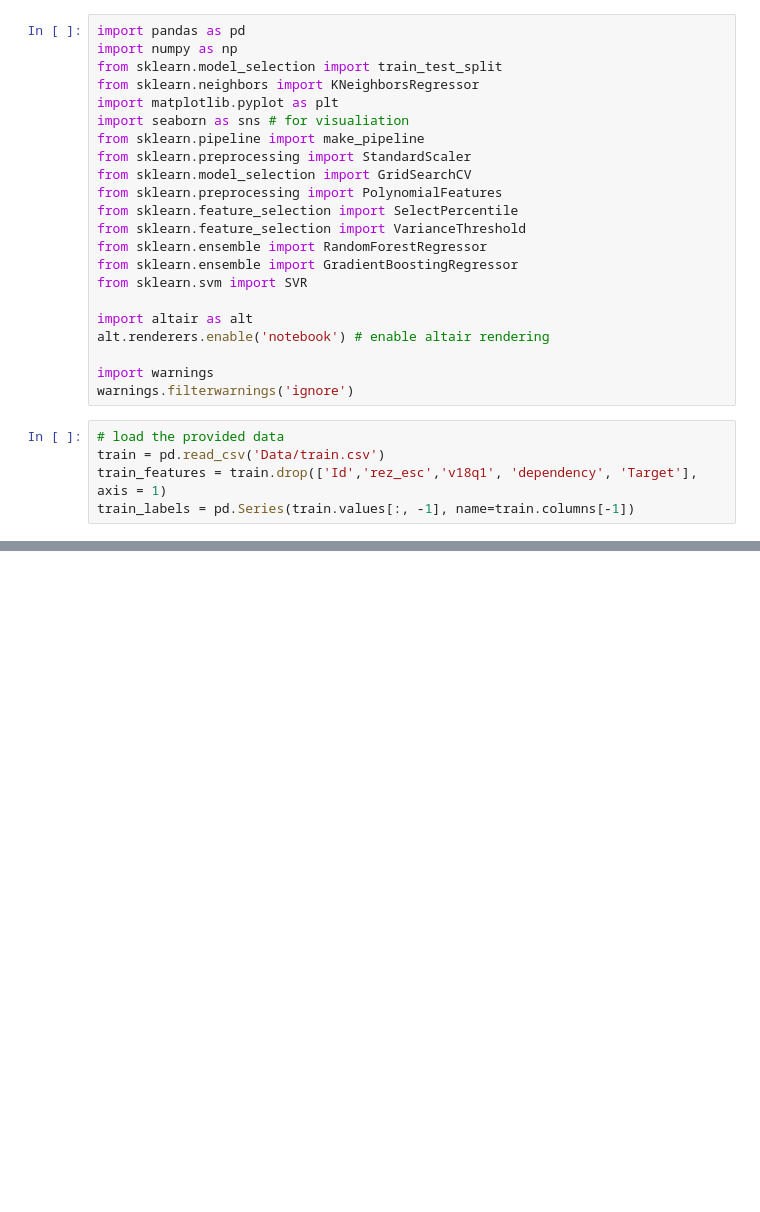
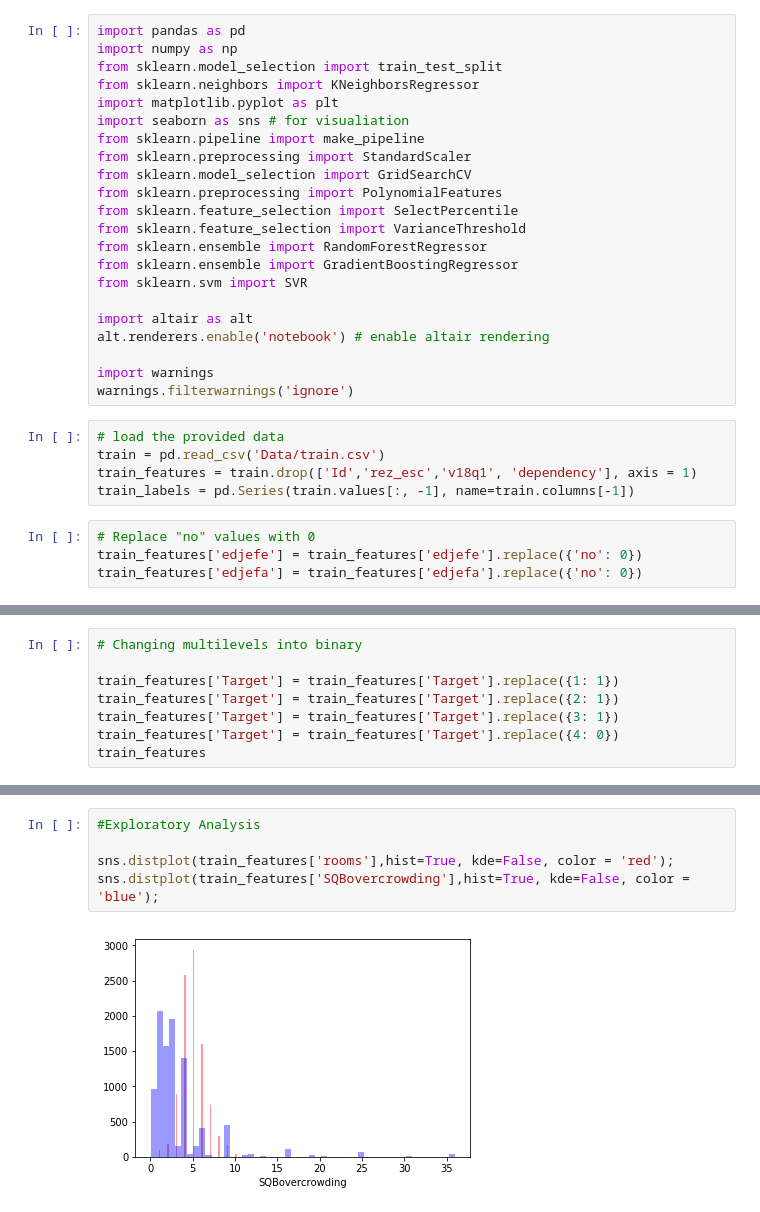
Before and after one commit to aneeshananda/info370-finalresource, a Jupyter notebook: Costa Rica Household Poverty.ipynb, the cells around one changed output, grey strips where cells are left out. Saved outputs shown, nothing was run; the diff lists cells and outputs as text; blank space fills up the shorter version.

Commit message:
made target into binary values, dropped cols

```diff
--- a/Costa Rica Household Poverty.ipynb
+++ b/Costa Rica Household Poverty.ipynb
@@ -23,5 +23,9 @@ warnings.filterwarnings('ignore')
 # %%
 # load the provided data
 train = pd.read_csv('Data/train.csv')
-train_features = train.drop(['Id','rez_esc','v18q1', 'dependency', 'Target'], axis = 1)
+train_features = train.drop(['Id','rez_esc','v18q1', 'dependency'], axis = 1)
 train_labels = pd.Series(train.values[:, -1], name=train.columns[-1])
+# %%
+# Replace "no" values with 0
+train_features['edjefe'] = train_features['edjefe'].replace({'no': 0})
+train_features['edjefa'] = train_features['edjefa'].replace({'no': 0})
@@ -27,0 +53,8 @@ train_labels = pd.Series(train.values[:, -1], name=train.columns[-1])
+# %%
+# Changing multilevels into binary
+
+train_features['Target'] = train_features['Target'].replace({1: 1})
+train_features['Target'] = train_features['Target'].replace({2: 1})
+train_features['Target'] = train_features['Target'].replace({3: 1})
+train_features['Target'] = train_features['Target'].replace({4: 0})
+train_features
@@ -27,0 +103,7 @@ train_labels = pd.Series(train.values[:, -1], name=train.columns[-1])
+# %%
+#Exploratory Analysis
+
+sns.distplot(train_features['rooms'],hist=True, kde=False, color = 'red');
+sns.distplot(train_features['SQBovercrowding'],hist=True, kde=False, color = 'blue');
+# %% [output]
+[figure, added]
```
Also changed, not shown: parts of 5 cells of this notebook, 3 other files.
